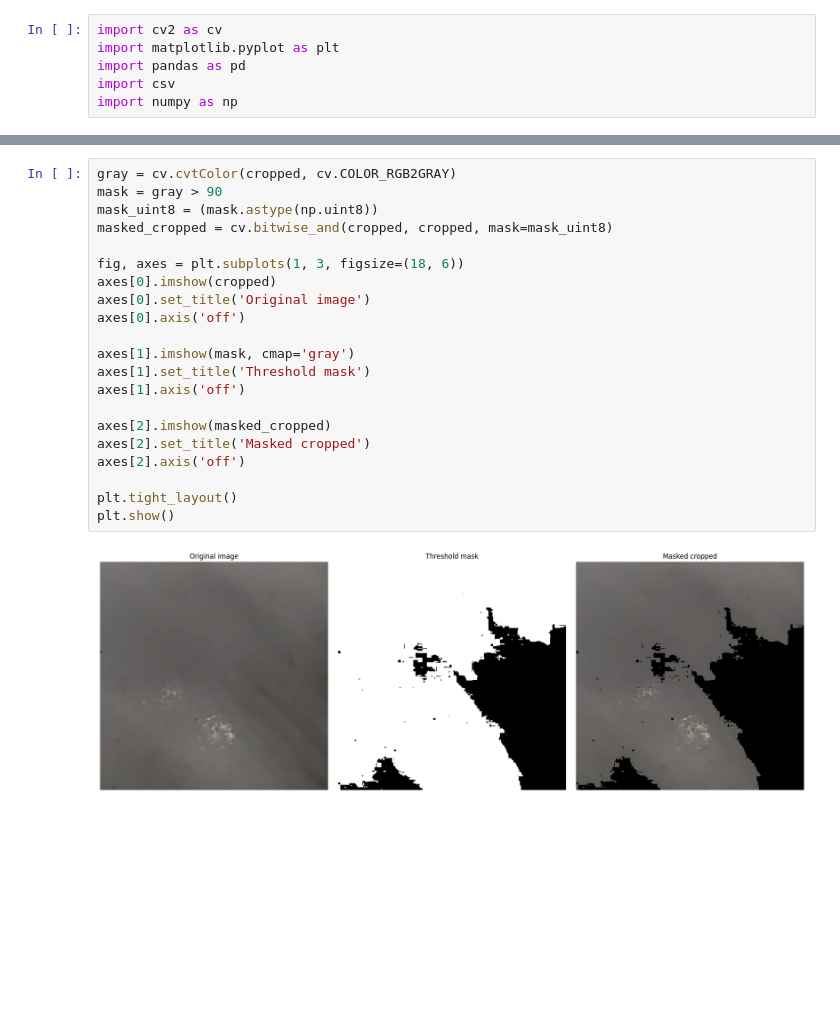
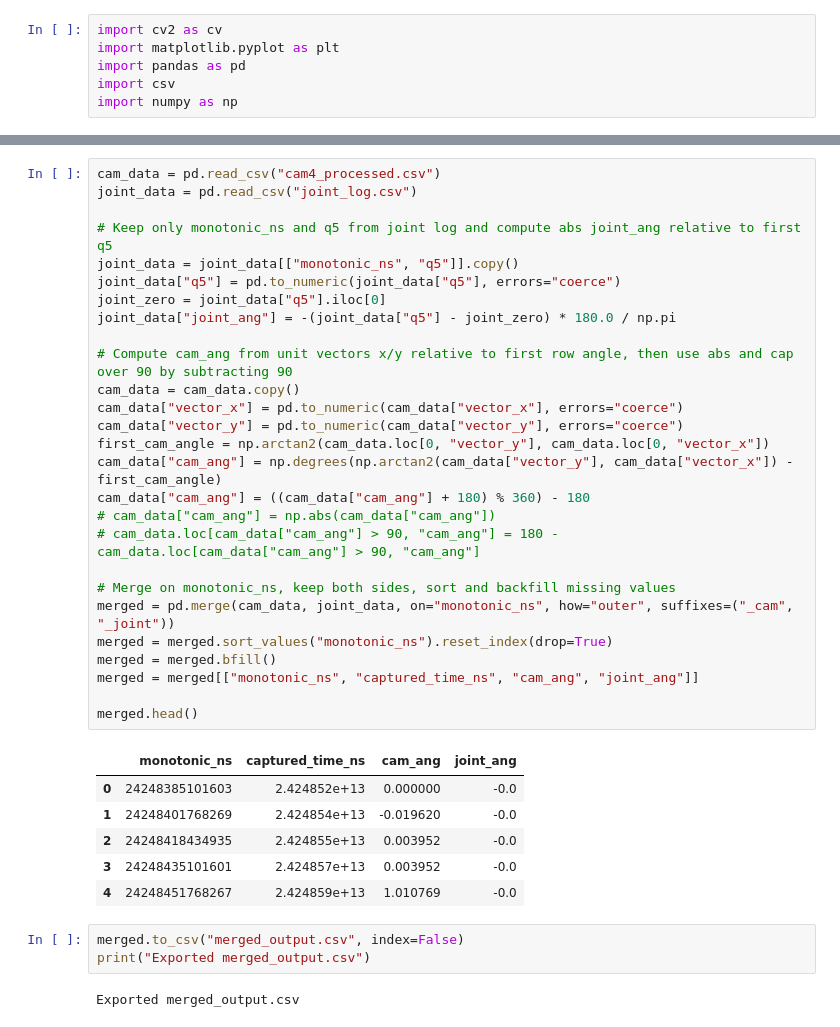
Before and after one commit to zruan-rf/latency_gen-umi, a Jupyter notebook: test.ipynb, the cells around one changed output, grey strips where cells are left out. Drawn from its saved outputs; the diff is of its cells as text; blank space fills up the shorter version.

```diff
--- a/test.ipynb
+++ b/test.ipynb
@@ -25,23 +7,39 @@ plt.show()
-# %%
-gray = cv.cvtColor(cropped, cv.COLOR_RGB2GRAY)
-mask = gray > 90
-mask_uint8 = (mask.astype(np.uint8))
-masked_cropped = cv.bitwise_and(cropped, cropped, mask=mask_uint8)
-
-fig, axes = plt.subplots(1, 3, figsize=(18, 6))
-axes[0].imshow(cropped)
-axes[0].set_title('Original image')
-axes[0].axis('off')
-
-axes[1].imshow(mask, cmap='gray')
-axes[1].set_title('Threshold mask')
-axes[1].axis('off')
-
-axes[2].imshow(masked_cropped)
-axes[2].set_title('Masked cropped')
-axes[2].axis('off')
-
-plt.tight_layout()
-plt.show()
-# %% [output]
-[figure, removed]
+# %%
+cam_data = pd.read_csv("cam4_processed.csv")
+joint_data = pd.read_csv("joint_log.csv")
+
+# Keep only monotonic_ns and q5 from joint log and compute abs joint_ang relative to first q5
+joint_data = joint_data[["monotonic_ns", "q5"]].copy()
+joint_data["q5"] = pd.to_numeric(joint_data["q5"], errors="coerce")
+joint_zero = joint_data["q5"].iloc[0]
+joint_data["joint_ang"] = -(joint_data["q5"] - joint_zero) * 180.0 / np.pi
+
+# Compute cam_ang from unit vectors x/y relative to first row angle, then use abs and cap over 90 by subtracting 90
+cam_data = cam_data.copy()
+cam_data["vector_x"] = pd.to_numeric(cam_data["vector_x"], errors="coerce")
+cam_data["vector_y"] = pd.to_numeric(cam_data["vector_y"], errors="coerce")
+first_cam_angle = np.arctan2(cam_data.loc[0, "vector_y"], cam_data.loc[0, "vector_x"])
+cam_data["cam_ang"] = np.degrees(np.arctan2(cam_data["vector_y"], cam_data["vector_x"]) - first_cam_angle)
+cam_data["cam_ang"] = ((cam_data["cam_ang"] + 180) % 360) - 180
+# cam_data["cam_ang"] = np.abs(cam_data["cam_ang"])
+# cam_data.loc[cam_data["cam_ang"] > 90, "cam_ang"] = 180 - cam_data.loc[cam_data["cam_ang"] > 90, "cam_ang"]
+
+# Merge on monotonic_ns, keep both sides, sort and backfill missing values
+merged = pd.merge(cam_data, joint_data, on="monotonic_ns", how="outer", suffixes=("_cam", "_joint"))
+merged = merged.sort_values("monotonic_ns").reset_index(drop=True)
+merged = merged.bfill()
+merged = merged[["monotonic_ns", "captured_time_ns", "cam_ang", "joint_ang"]]
+
+merged.head()
+# %% [output]
+|  | monotonic_ns | captured_time_ns | cam_ang | joint_ang |
+| 0 | 24248385101603 | 2.424852e+13 | 0.000000 | -0.0 |
+| 1 | 24248401768269 | 2.424854e+13 | -0.019620 | -0.0 |
+| 2 | 24248418434935 | 2.424855e+13 | 0.003952 | -0.0 |
+| 3 | 24248435101601 | 2.424857e+13 | 0.003952 | -0.0 |
+| 4 | 24248451768267 | 2.424859e+13 | 1.010769 | -0.0 |
+# %%
+merged.to_csv("merged_output.csv", index=False)
+print("Exported merged_output.csv")
+# %% [output]
+Exported merged_output.csv
```
Also changed, not shown: parts of 4 cells of this notebook, 2 other files.
